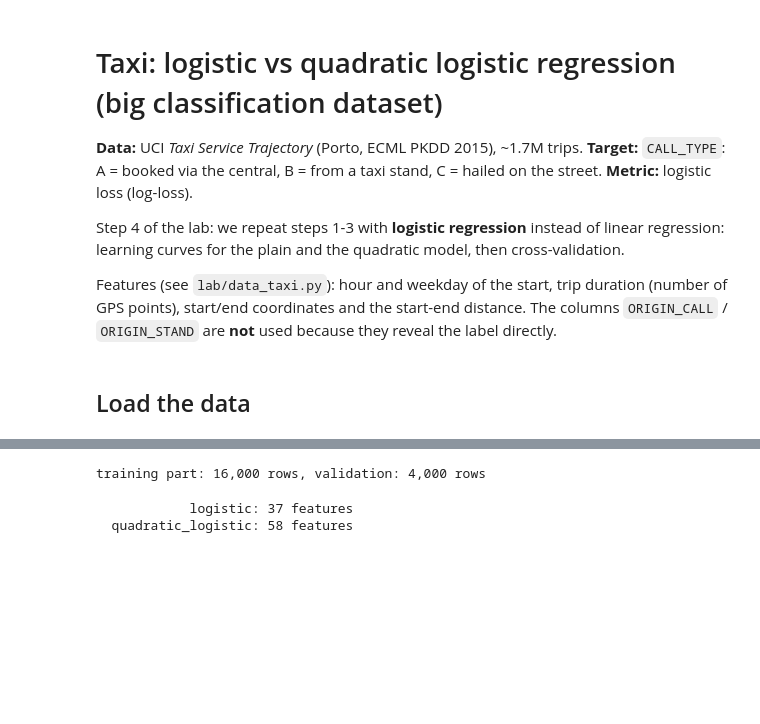
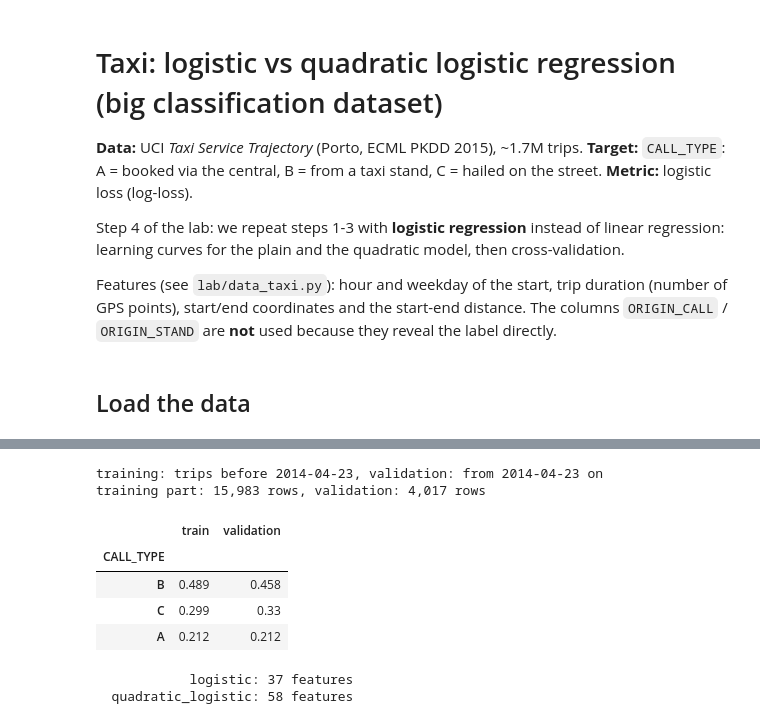
Before and after one commit to jakobnunnendorf/emai-ml, a Jupyter notebook: notebooks/taxi.ipynb, the cells around one changed output, grey strips where cells are left out. Cells and saved outputs as stored; diff of their text form; code cells hidden in the pictures; blank space fills up the shorter version.

```diff
--- a/notebooks/taxi.ipynb
+++ b/notebooks/taxi.ipynb
@@ -72,8 +86,16 @@ Name: proportion, dtype: float64
 # %%
-X_train, X_val, y_train, y_val = train_val_split(X, y, TASK)
+X_train, X_val, y_train, y_val = split_taxi(X, y, time)
 print(f"training part: {len(X_train):,} rows, validation: {len(X_val):,} rows")
+display(pd.DataFrame({"train": y_train.value_counts(normalize=True),
+                      "validation": y_val.value_counts(normalize=True)}).round(3))
 # %% [output]
-training part: 16,000 rows, validation: 4,000 rows
+training: trips before 2014-04-23, validation: from 2014-04-23 on
+training part: 15,983 rows, validation: 4,017 rows
+|  | train | validation |
+| CALL_TYPE |  |  |
+| B | 0.489 | 0.458 |
+| C | 0.299 | 0.33 |
+| A | 0.212 | 0.212 |
 # %%
 # How many features does each model actually see? (after one-hot / squaring)
 # Compare these numbers with the training-set sizes on the x-axis below.
```
Also changed, not shown: parts of 10 cells of this notebook, 16 other files.
